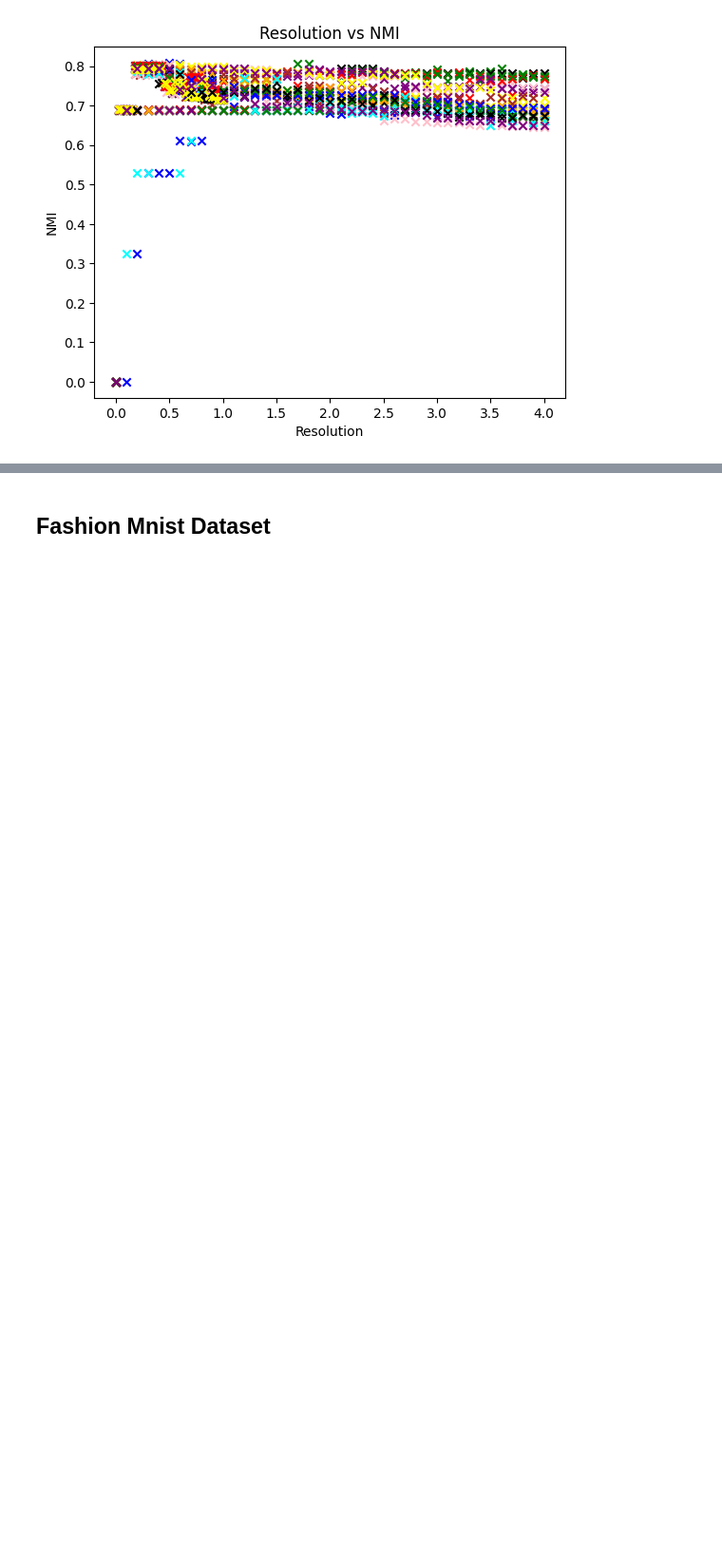
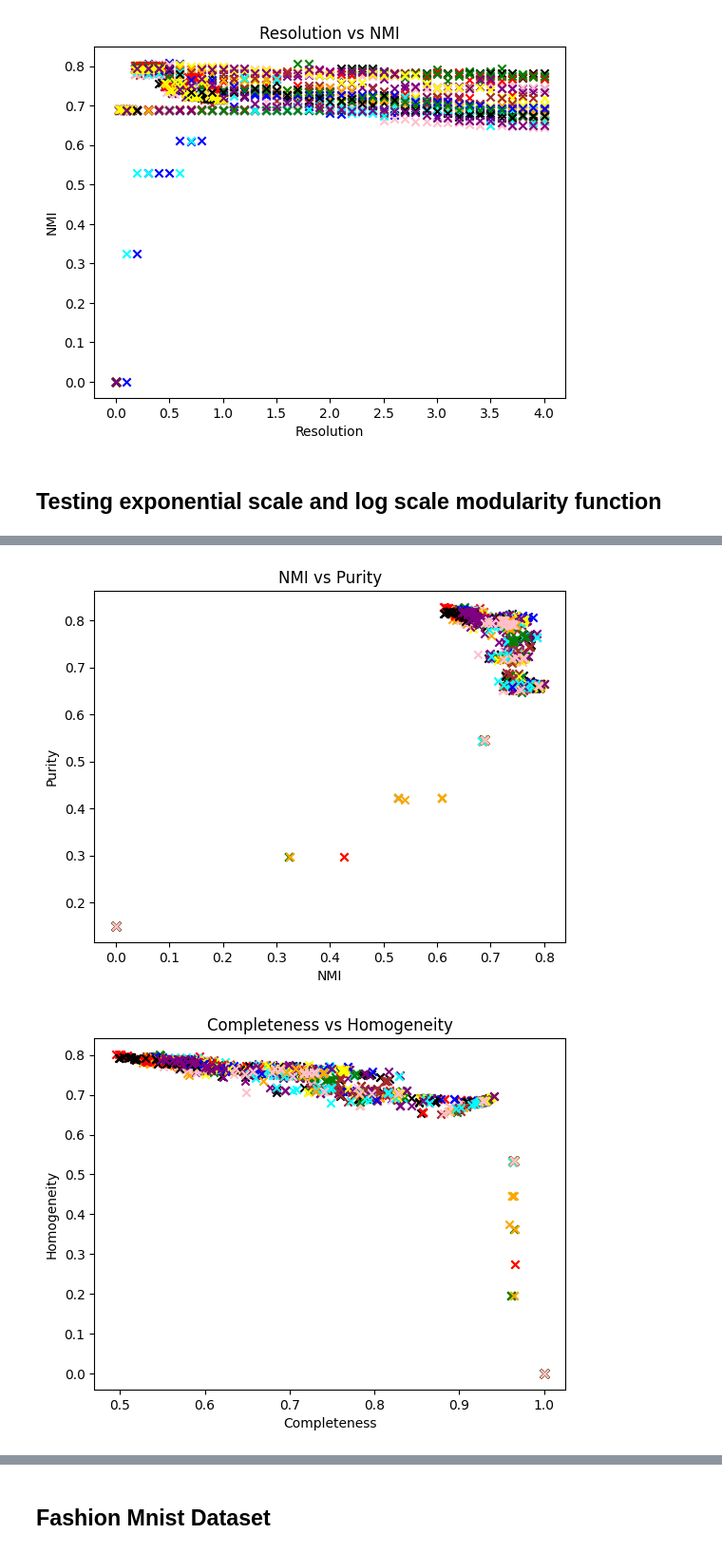
Before and after one commit to csmukherjee/MCPC_Clustering, a Jupyter notebook: Codes/Test_General.ipynb, the cells around one changed output, grey strips where cells are left out. Shown at 95% size. Saved outputs shown, nothing was run; the diff lists cells and outputs as text; code cells hidden in the pictures; blank space fills up the shorter version.

Commit message:
exp and log scale modularities update

```diff
--- a/Codes/Test_General.ipynb
+++ b/Codes/Test_General.ipynb
@@ -192,3 +189,69 @@ Max NMI and Purity for Rd+FR_avg+FL+Cust_1 :
 [figure]
 [figure]
 [figure]
+# %% [markdown]
+## Testing exponential scale and log scale modularity function
+# %%
+import analysis as an
+import Real_Custom_General as RC
+
+n=len(G.nodes())
+res_=[] #0.26, 0.24 is best for Louvain, 3.3, 2.0
+labels=[]
+total_labels=[]
+names = []
+
+FR_ord = ['Rd', 'Ord']
+FR_Recalc = ['FR_avg', 'FR_Re']
+FR_tp = ['FL','FL_ng','FL_pr']
+Mod_tp = ['Cust3','Cust4','Cust5','Cust6']
+
+
+for FR_order in [0,1]:
+    for FR_Rec in [0,1]:
+        for FR_type in range(3):
+            for Mod_type in range(4):
+                name = str(FR_ord[FR_order] + '+' + FR_Recalc[FR_Rec] + '+' + FR_tp[FR_type] + '+' + Mod_tp[Mod_type])
+                names.append(name)
+                labels=[]
+
+                if Mod_type==0:
+                    res_list = []
+                    for i in range(40):
+                        res_list.append(i/20)
+                    #res_list=[0.1,0.18,0.2,0.22,0.24,0.26,0.28,0.3,0.4,0.5,0.7,0.85,1,1.3,1.5]
+                    #res_list=[0.24,0.26]
+                elif Mod_type==1:
+
+                    res_list = []
+                    for i in range(40):
+                        res_list.append(i/20)
+                    #res_list = [1.5,1.7,1.9,2,2.2,2.5,2.7,2.9,3,3.1,3.2,3.3,3.4,3.5,4]
+                    #res_list=[3.3,3.5]
+                elif Mod_type==2:
+
+                    res_list = []
+                    for i in range(40):
+                        res_list.append(i/20)
+                    #res_list = [1.5,1.7,1.9,2,2.2,2.5,2.7,2.9,3,3.1,3.2,3.3,3.4,3.5,4]
+                    #res_list=[3.3,3.5]
+                else:
+                    #res_list = 0~4 with 0.1 increment (declare using for loop)
+                    res_list = []
+                    for i in range(40):
+                        res_list.append(i/20)
+                    # res_list = [1.5,1.7,1.9,2,2.2,2.5,2.7,2.9,3,3.1,3.2,3.3,3.4,3.5,4]
+                    #res_list=[3.3,3.5]
+
+                for res in res_list:
+                    partition = RC.louvain_partitions(G, seed=0,resolution=res,FR_order=FR_order, FR_Recalc=FR_Rec, FR_type=FR_type, Mod_type=Mod_type+3)
+                    label_new=get_labels(partition,n)
+                    labels.append(label_new)
+                    #print(res,round(NMI(label,label_new),2),round(met.purity_score(label,label_new),2))
+                total_labels.append(labels)
+                res_.append(res_list)
+
+an.metrics_summary_general(total_labels,label,res_,names)
+
+#an.metrics_summary(total_labels,label,res_,names)
+# %% [output]
@@ -194,0 +275,2 @@ Max NMI and Purity for Rd+FR_avg+FL+Cust_1 :
+[figure, added]
+[figure, added]
```
Also changed, not shown: parts of 5 cells of this notebook, 3 other files.
